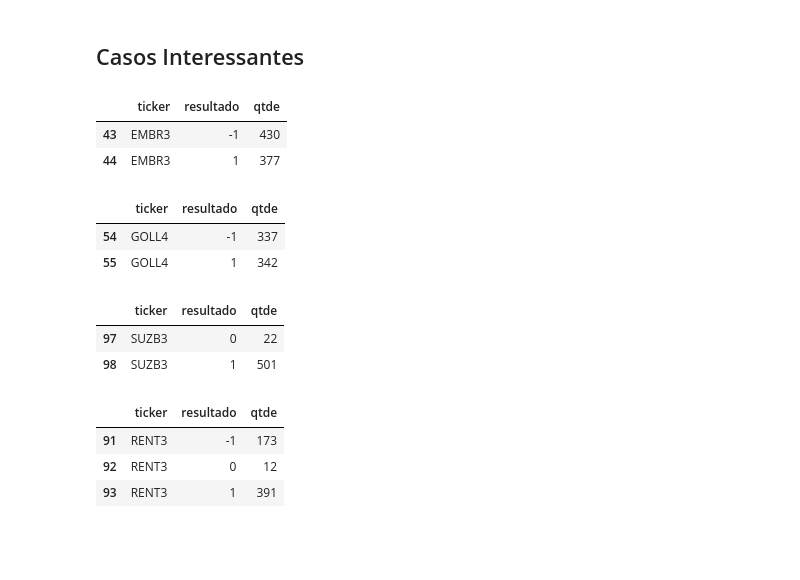
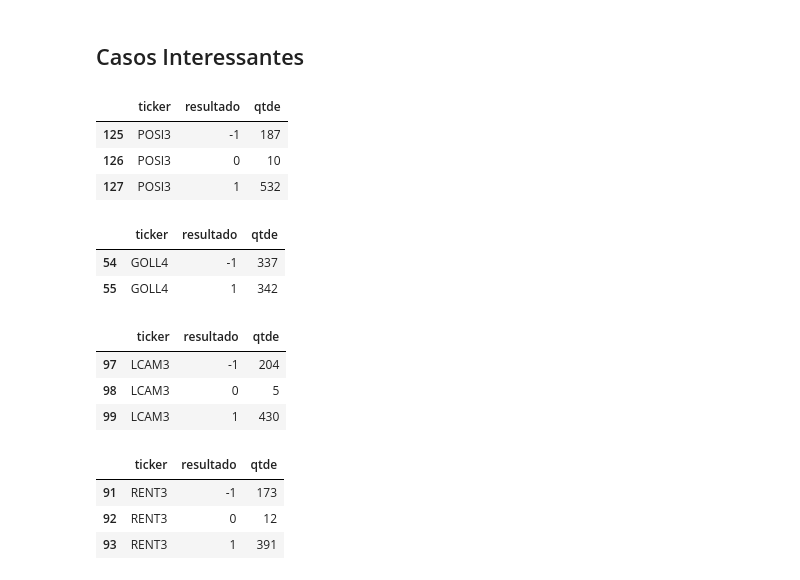
Before and after one commit to paulofor/Jupyter-Espaco01, a Jupyter notebook: ResultadoFuturo/Melhores Compra-Venda 3 meses.ipynb, the cells around one changed output. Drawn from its saved outputs; the diff is of its cells as text; code cells hidden in the pictures; blank space fills up the shorter version.

```diff
--- a/ResultadoFuturo/Melhores Compra-Venda 3 meses.ipynb
+++ b/ResultadoFuturo/Melhores Compra-Venda 3 meses.ipynb
@@ -49,9 +49,10 @@ dfCompra.sort_values(by='qtde', ascending=False).head(10)
 # %% [markdown]
 ## Casos Interessantes
 # %%
-df.loc[df['ticker']=='EMBR3']
+df.loc[df['ticker']=='POSI3']
 # %% [output]
 |  | ticker | resultado | qtde |
-| 43 | EMBR3 | -1 | 430 |
-| 44 | EMBR3 | 1 | 377 |
+| 125 | POSI3 | -1 | 187 |
+| 126 | POSI3 | 0 | 10 |
+| 127 | POSI3 | 1 | 532 |
 # %%
@@ -61,11 +62,12 @@ df.loc[df['ticker']=='GOLL4']
 | 54 | GOLL4 | -1 | 337 |
 | 55 | GOLL4 | 1 | 342 |
 # %%
-df.loc[df['ticker']=='SUZB3']
+df.loc[df['ticker']=='LCAM3']
 # %% [output]
 |  | ticker | resultado | qtde |
-| 97 | SUZB3 | 0 | 22 |
-| 98 | SUZB3 | 1 | 501 |
+| 97 | LCAM3 | -1 | 204 |
+| 98 | LCAM3 | 0 | 5 |
+| 99 | LCAM3 | 1 | 430 |
 # %%
 df.loc[df['ticker']=='RENT3']
 # %% [output]
```
Also changed, not shown: parts of 3 cells of this notebook, 5 other files.
